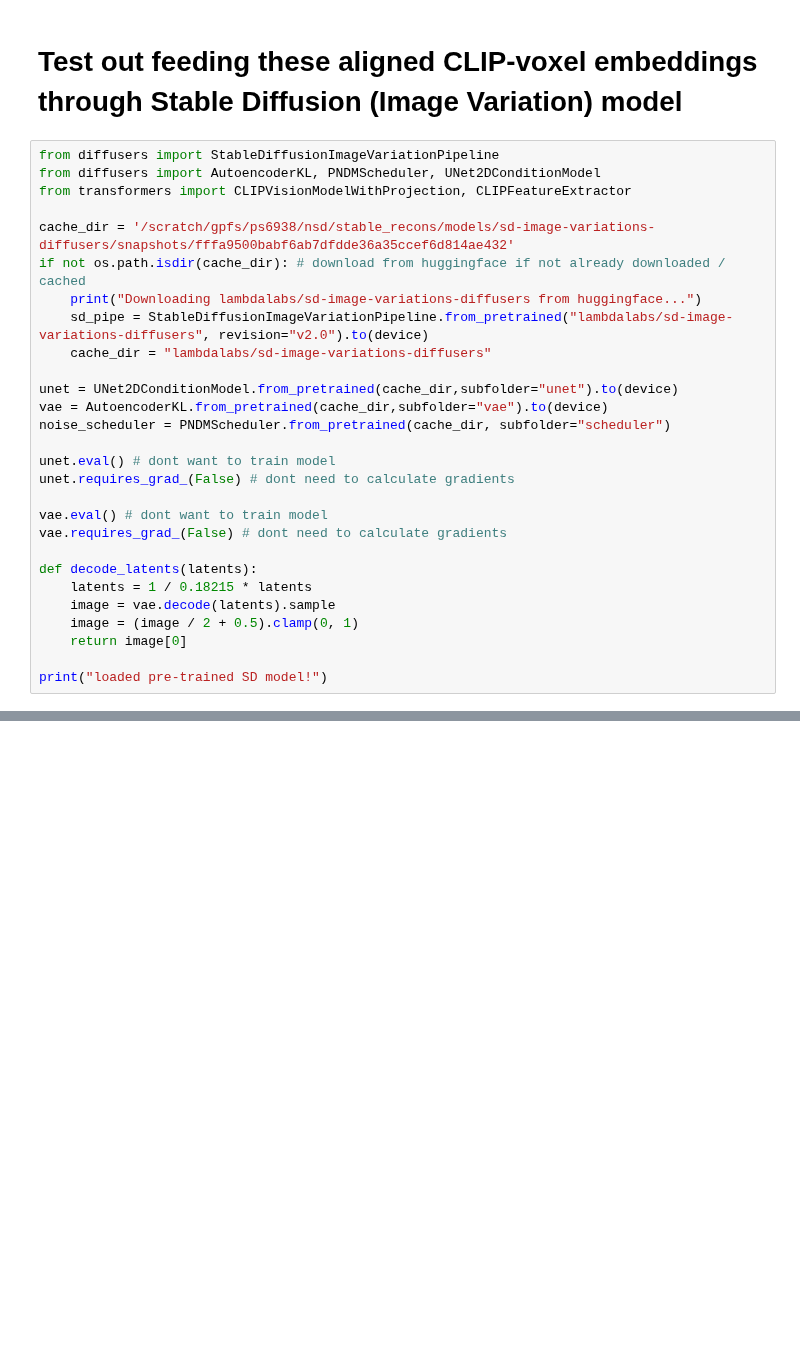
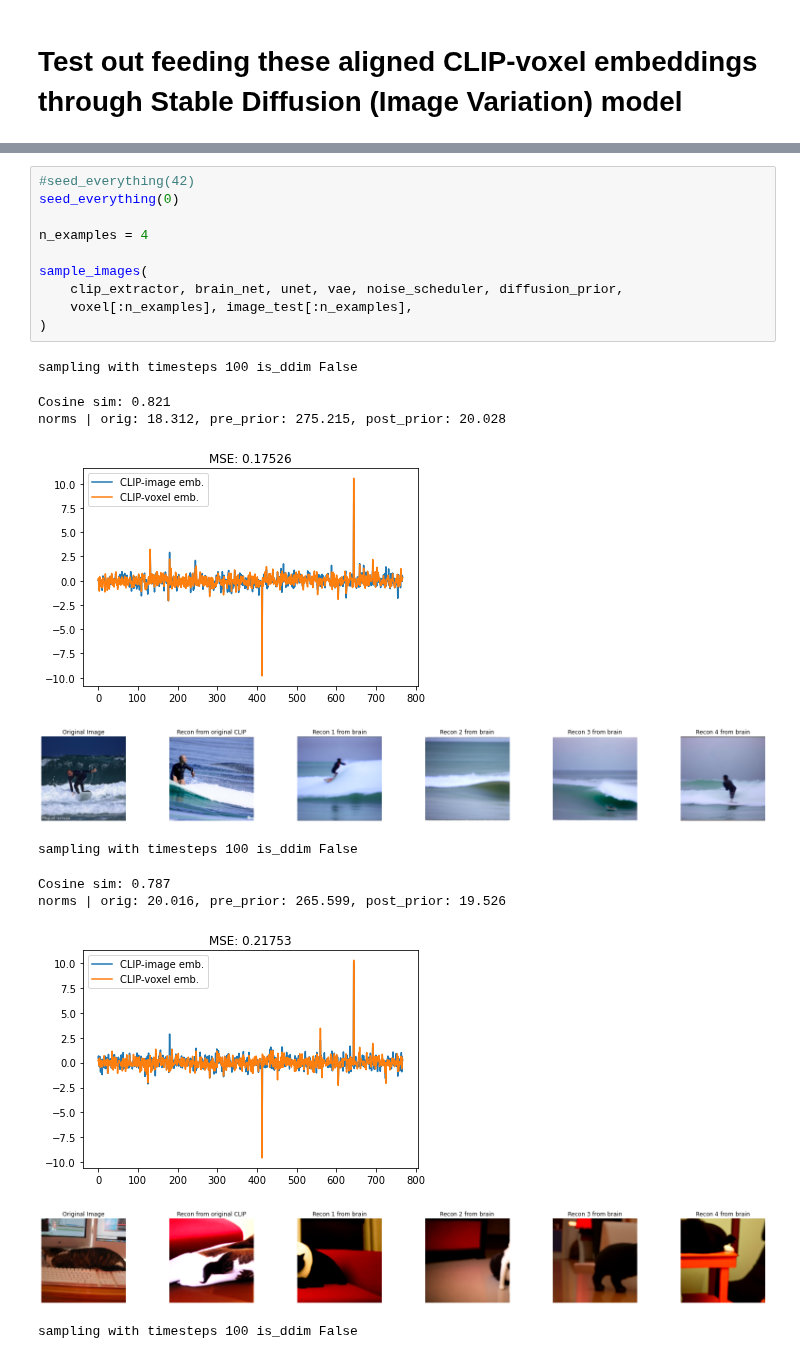
Before and after one commit to MedARC-AI/fMRI-reconstruction-NSD, a Jupyter notebook: fMRI/CLIPvoxel_to_CLIPimage.ipynb, the cells around one changed output, grey strips where cells are left out. Cells and saved outputs as stored; diff of their text form; blank space fills up the shorter version.

```diff
--- a/fMRI/CLIPvoxel_to_CLIPimage.ipynb
+++ b/fMRI/CLIPvoxel_to_CLIPimage.ipynb
@@ -390,30 +505,2 @@ Cosine sim for CLIP-voxel-aligned x CLIP-image tensor([0.6884], device='cuda:0')
 # %% [markdown]
 # Test out feeding these aligned CLIP-voxel embeddings through Stable Diffusion (Image Variation) model
-# %%
-from diffusers import StableDiffusionImageVariationPipeline
-from diffusers import AutoencoderKL, PNDMScheduler, UNet2DConditionModel
-from transformers import CLIPVisionModelWithProjection, CLIPFeatureExtractor
-
-cache_dir = '/scratch/gpfs/ps6938/nsd/stable_recons/models/sd-image-variations-diffusers/snapshots/fffa9500babf6ab7dfdde36a35ccef6d814ae432'
-if not os.path.isdir(cache_dir): # download from huggingface if not already downloaded / cached
-    print("Downloading lambdalabs/sd-image-variations-diffusers from huggingface...")
-    sd_pipe = StableDiffusionImageVariationPipeline.from_pretrained("lambdalabs/sd-image-variations-diffusers", revision="v2.0").to(device)
-    cache_dir = "lambdalabs/sd-image-variations-diffusers"
-
-unet = UNet2DConditionModel.from_pretrained(cache_dir,subfolder="unet").to(device)
-vae = AutoencoderKL.from_pretrained(cache_dir,subfolder="vae").to(device)
-noise_scheduler = PNDMScheduler.from_pretrained(cache_dir, subfolder="scheduler")
-
-unet.eval() # dont want to train model
-unet.requires_grad_(False) # dont need to calculate gradients
-
-vae.eval() # dont want to train model
-vae.requires_grad_(False) # dont need to calculate gradients
-
-def decode_latents(latents):
-    latents = 1 / 0.18215 * latents
-    image = vae.decode(latents).sample
-    image = (image / 2 + 0.5).clamp(0, 1)
-    return image[0]
-
-print("loaded pre-trained SD model!")
@@ -512,0 +507,22 @@ Cosine sim: tensor([0.6592], device='cuda:0')
+# %%
+#seed_everything(42)
+seed_everything(0)
+
+n_examples = 4
+
+sample_images(
+    clip_extractor, brain_net, unet, vae, noise_scheduler, diffusion_prior,
+    voxel[:n_examples], image_test[:n_examples],
+)
+# %% [output]
+sampling with timesteps 100 is_ddim False
+Cosine sim: 0.821
+norms | orig: 18.312, pre_prior: 275.215, post_prior: 20.028
+[figure, added]
+[figure, added]
+sampling with timesteps 100 is_ddim False
+Cosine sim: 0.787
+norms | orig: 20.016, pre_prior: 265.599, post_prior: 19.526
+[figure, added]
+[figure, added]
+sampling with timesteps 100 is_ddim False
```
Also changed, not shown: parts of 29 cells of this notebook, 16 other files.
